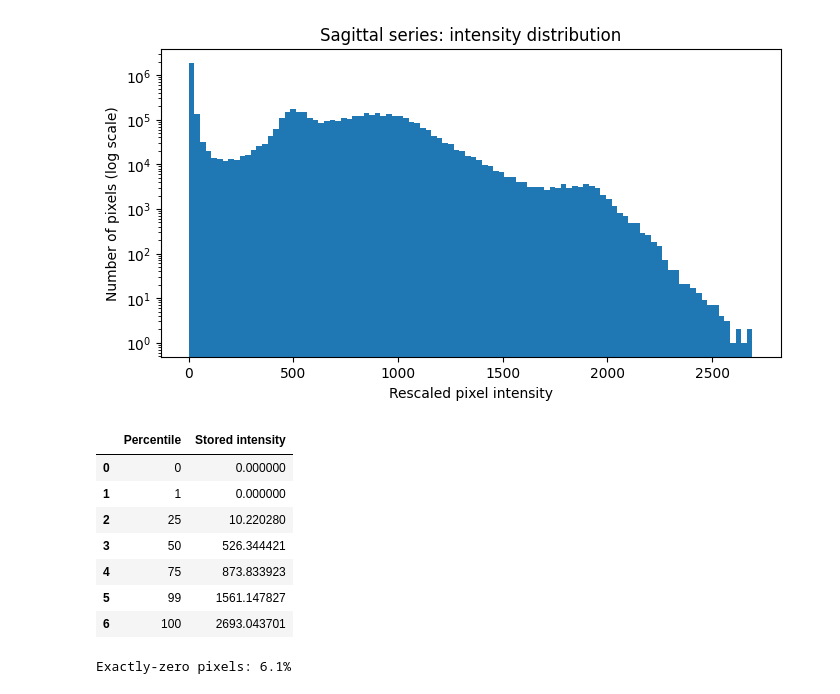
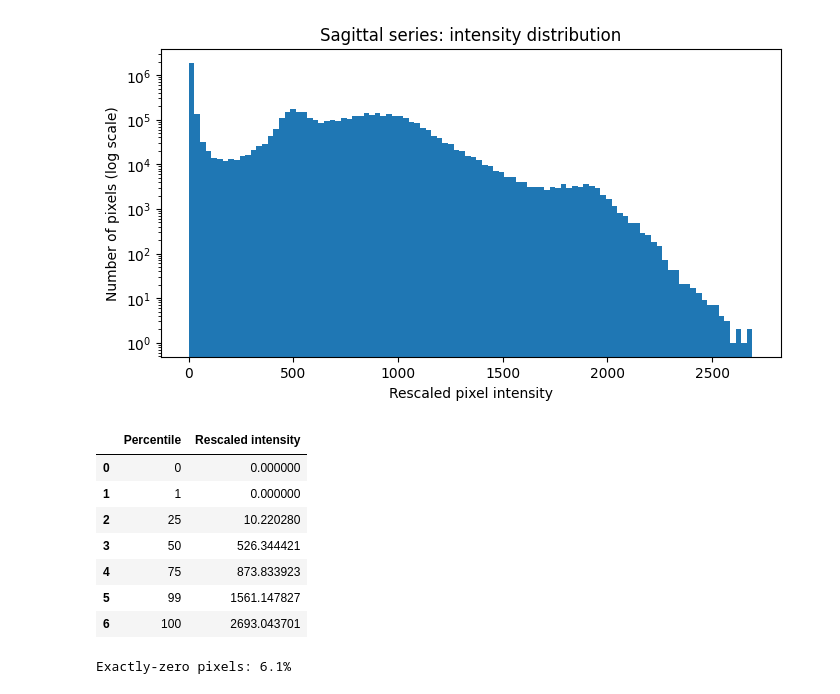
Before and after one commit to Z-bros/RSNA-Knee-Abnormality, a Jupyter notebook: 03-mri-visualizaton.ipynb, the cells around one changed output. Cells and saved outputs as stored; diff of their text form; code cells hidden in the pictures.

Commit message:
Change the stored label to rescaled label

```diff
--- a/03-mri-visualizaton.ipynb
+++ b/03-mri-visualizaton.ipynb
@@ -226,14 +226,14 @@ plt.show()
 # %%
 percentiles = [0, 1, 25, 50, 75, 99, 100]
 
 display(pd.DataFrame({
     "Percentile": percentiles,
-    "Stored intensity": np.percentile(volume, percentiles),
+    "Rescaled intensity": np.percentile(volume, percentiles),
 }))
 
 print(f"Exactly-zero pixels: {(volume == 0).mean():.1%}")
 # %% [output]
-|  | Percentile | Stored intensity |
+|  | Percentile | Rescaled intensity |
 | 0 | 0 | 0.000000 |
 | 1 | 1 | 0.000000 |
 | 2 | 25 | 10.220280 |
```
